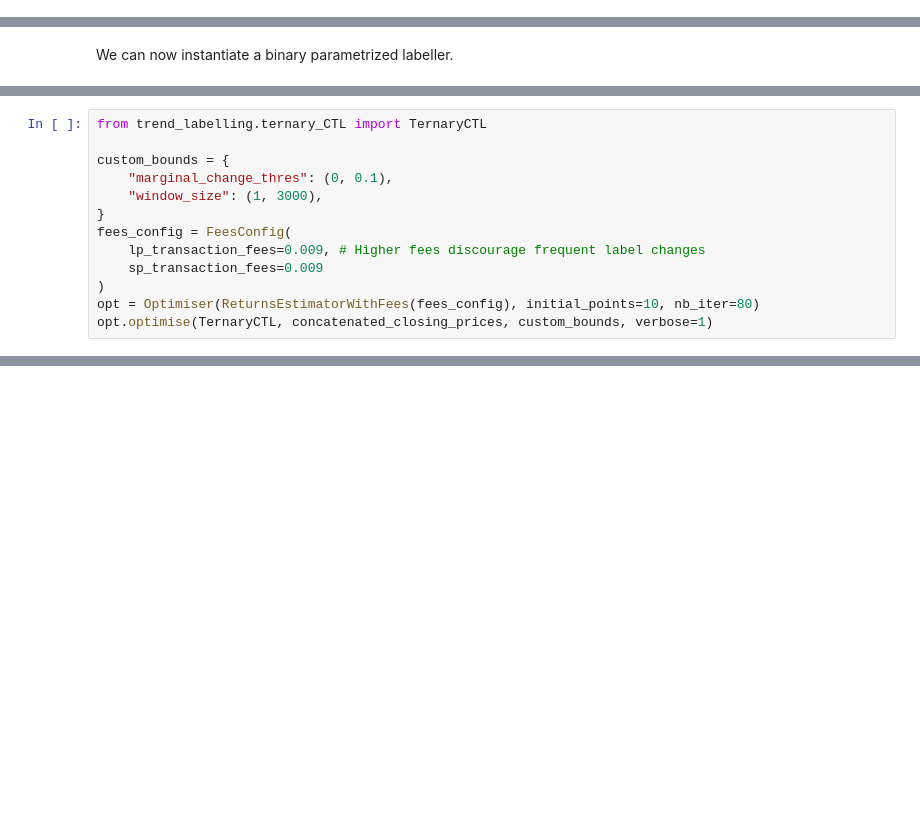
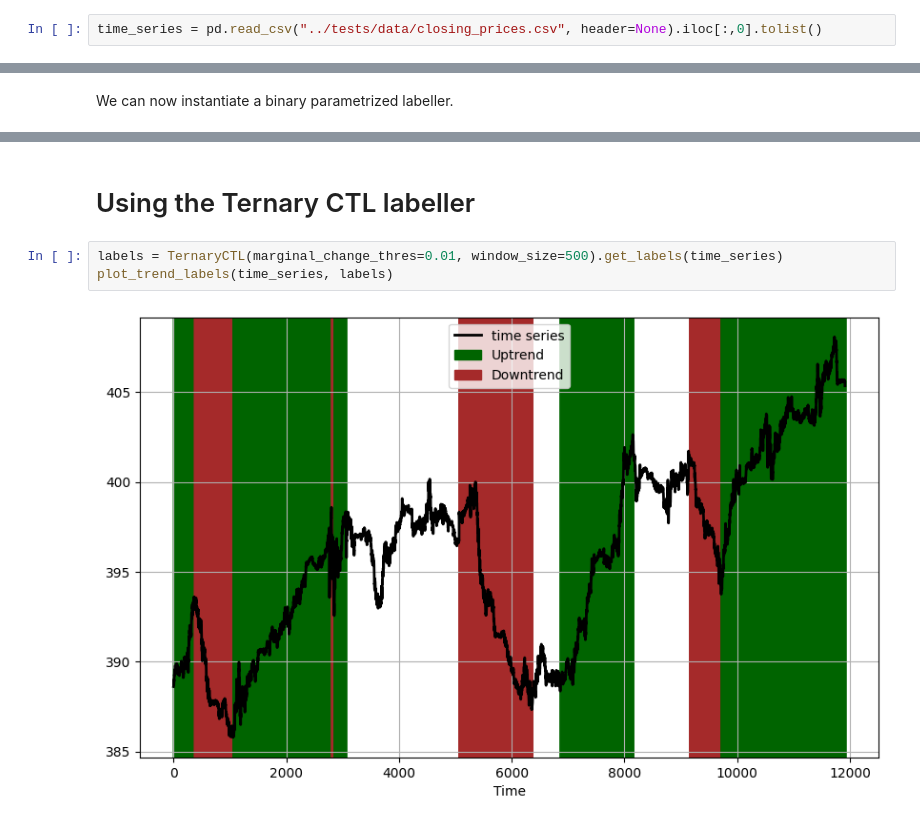
Before and after one commit to agpenas/tstrends, a Jupyter notebook: notebooks/labellers_catalog.ipynb, the cells around one changed output, grey strips where cells are left out. Cells and saved outputs as stored; diff of their text form; blank space fills up the shorter version.

```diff
--- a/notebooks/labellers_catalog.ipynb
+++ b/notebooks/labellers_catalog.ipynb
@@ -22 +102,3 @@ df_concat.drop_duplicates(subset='t', keep='first', inplace=True)
+# %%
+time_series = pd.read_csv("../tests/data/closing_prices.csv", header=None).iloc[:,0].tolist()
 # %% [markdown]
@@ -84,13 +107,0 @@ The FeesConfig class also allows to prioritise one position over the other. Let'
-# %%
-from trend_labelling.ternary_CTL import TernaryCTL
-
-custom_bounds = {
-    "marginal_change_thres": (0, 0.1),
-    "window_size": (1, 3000),
-}
-fees_config = FeesConfig(
-    lp_transaction_fees=0.009, # Higher fees discourage frequent label changes
-    sp_transaction_fees=0.009
-)
-opt = Optimiser(ReturnsEstimatorWithFees(fees_config), initial_points=10, nb_iter=80)
-opt.optimise(TernaryCTL, concatenated_closing_prices, custom_bounds, verbose=1)
@@ -534,0 +117,7 @@ ValueError: operands could not be broadcast together with shapes (11913,3) (1191
+# %% [markdown]
+# Using the Ternary CTL labeller
+# %%
+labels = TernaryCTL(marginal_change_thres=0.01, window_size=500).get_labels(time_series)
+plot_trend_labels(time_series, labels)
+# %% [output]
+[figure, added]
```
Also changed, not shown: parts of 33 cells of this notebook, 12 other files.
